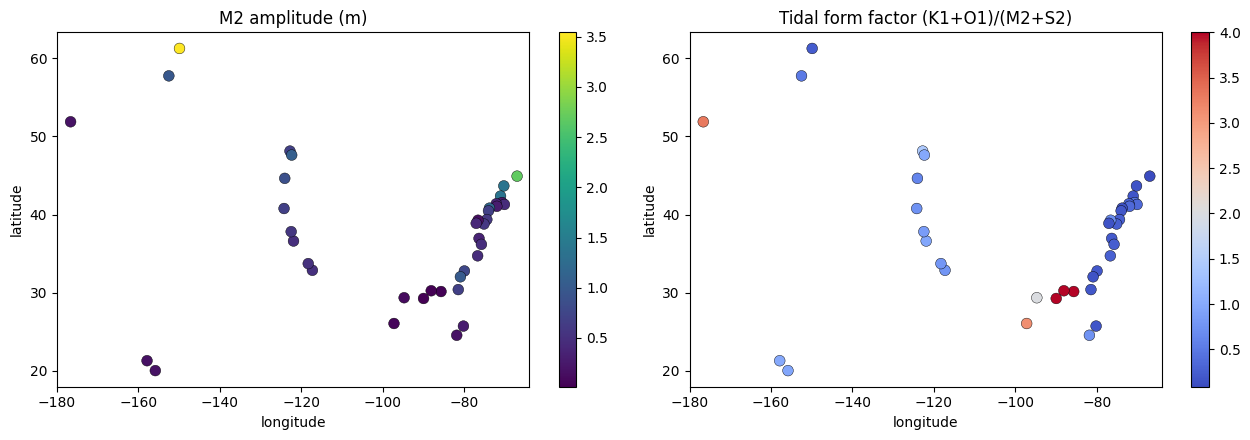
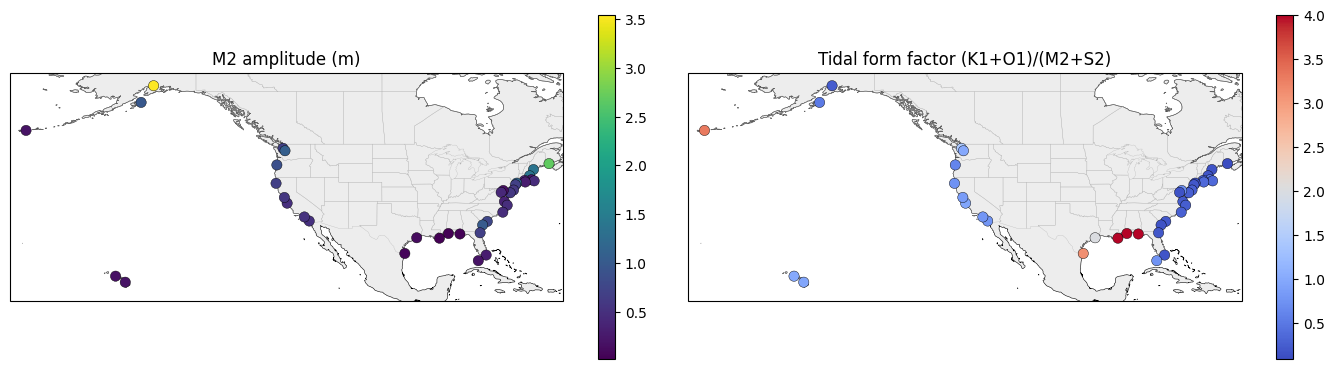
The notebook cell's code change between the first figure and the second:
--- before
+++ after
@@ -6,10 +6,20 @@
 print("diurnal/mixed-diurnal (form>1.5):", ", ".join(np.asarray(names)[form > 1.5]))
 
-fig, ax = plt.subplots(1, 2, figsize=(13, 4.5))
-s0 = ax[0].scatter(lons, lats, c=M2, s=60, cmap="viridis", edgecolor="k", lw=0.3)
-ax[0].set_title("M2 amplitude (m)"); fig.colorbar(s0, ax=ax[0])
-s1 = ax[1].scatter(lons, lats, c=np.clip(form, 0, 4), s=60, cmap="coolwarm", edgecolor="k", lw=0.3)
-ax[1].set_title("Tidal form factor (K1+O1)/(M2+S2)"); fig.colorbar(s1, ax=ax[1])
-for a in ax:
-    a.set_xlabel("longitude"); a.set_ylabel("latitude"); a.set_xlim(-180, -64)
+try:
+    import cartopy.crs as ccrs, cartopy.feature as cfeature
+    proj = ccrs.PlateCarree(); spk = {"projection": proj}
+except ImportError:
+    proj = spk = None
+fig, ax = plt.subplots(1, 2, figsize=(14, 4.6), subplot_kw=spk)
+for a, (title, c, cmap) in zip(ax, [("M2 amplitude (m)", M2, "viridis"),
+        ("Tidal form factor (K1+O1)/(M2+S2)", np.clip(form, 0, 4), "coolwarm")]):
+    if proj is not None:
+        a.add_feature(cfeature.LAND, facecolor="0.93")
+        a.add_feature(cfeature.COASTLINE, linewidth=0.4)
+        a.add_feature(cfeature.STATES, linewidth=0.2, edgecolor="0.7")
+        a.set_extent([-180, -64, 16, 64], crs=proj)
+        sc = a.scatter(lons, lats, c=c, s=55, cmap=cmap, edgecolor="k", lw=0.3, transform=proj, zorder=5)
+    else:
+        sc = a.scatter(lons, lats, c=c, s=55, cmap=cmap, edgecolor="k", lw=0.3); a.set_xlim(-180, -64)
+    a.set_title(title); fig.colorbar(sc, ax=a, shrink=0.8)
 fig.tight_layout(); plt.show()

Commit: examples: add cartopy coastline basemap to the NOAA tide map